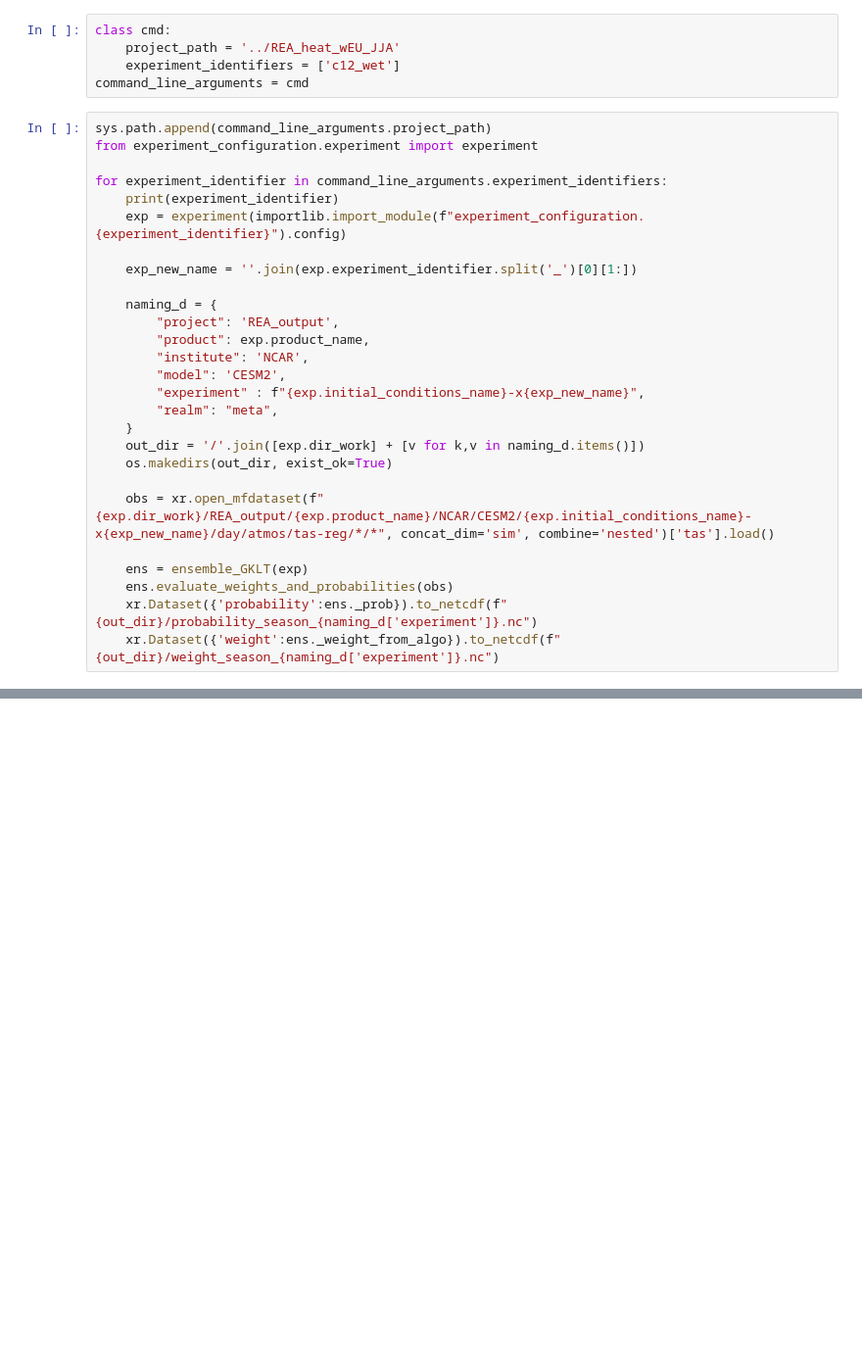
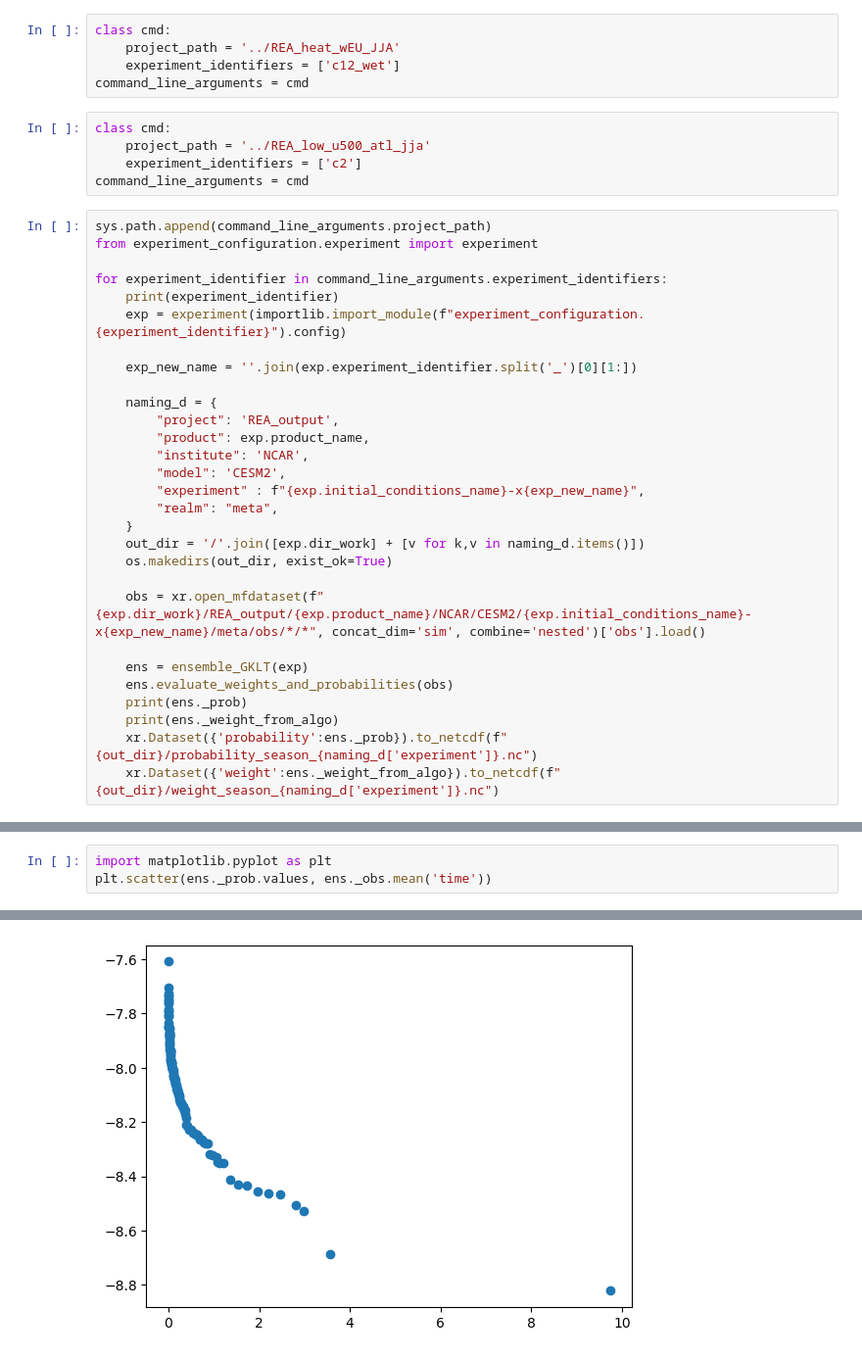
Before and after one commit to peterpeterp/REA_with_CESM2, a Jupyter notebook: evaluate_ensemble.ipynb, the cells around one changed output, grey strips where cells are left out. Shown at 98% size. Saved outputs shown, nothing was run; the diff lists cells and outputs as text; blank space fills up the shorter version.

```diff
--- a/evaluate_ensemble.ipynb
+++ b/evaluate_ensemble.ipynb
@@ -19,6 +19,11 @@ class cmd:
     project_path = '../REA_heat_wEU_JJA'
     experiment_identifiers = ['c12_wet']
 command_line_arguments = cmd
+# %%
+class cmd:
+    project_path = '../REA_low_u500_atl_jja'
+    experiment_identifiers = ['c2']
+command_line_arguments = cmd
 # %%
 sys.path.append(command_line_arguments.project_path)
 from experiment_configuration.experiment import experiment
@@ -40,10 +45,12 @@ for experiment_identifier in command_line_arguments.experiment_identifiers:
     out_dir = '/'.join([exp.dir_work] + [v for k,v in naming_d.items()])
     os.makedirs(out_dir, exist_ok=True)
 
-    obs = xr.open_mfdataset(f"{exp.dir_work}/REA_output/{exp.product_name}/NCAR/CESM2/{exp.initial_conditions_name}-x{exp_new_name}/day/atmos/tas-reg/*/*", concat_dim='sim', combine='nested')['tas'].load()
+    obs = xr.open_mfdataset(f"{exp.dir_work}/REA_output/{exp.product_name}/NCAR/CESM2/{exp.initial_conditions_name}-x{exp_new_name}/meta/obs/*/*", concat_dim='sim', combine='nested')['obs'].load()
 
     ens = ensemble_GKLT(exp)
     ens.evaluate_weights_and_probabilities(obs)
+    print(ens._prob)
+    print(ens._weight_from_algo)
     xr.Dataset({'probability':ens._prob}).to_netcdf(f"{out_dir}/probability_season_{naming_d['experiment']}.nc")
     xr.Dataset({'weight':ens._weight_from_algo}).to_netcdf(f"{out_dir}/weight_season_{naming_d['experiment']}.nc")
 # %% [output]
@@ -50,0 +79,4 @@ c12_wet
+# %%
+import matplotlib.pyplot as plt
+plt.scatter(ens._prob.values, ens._obs.mean('time'))
+# %% [output]
@@ -50,0 +84 @@ c12_wet
+[figure, added]
```
Also changed, not shown: parts of 4 cells of this notebook, 1 other file.
